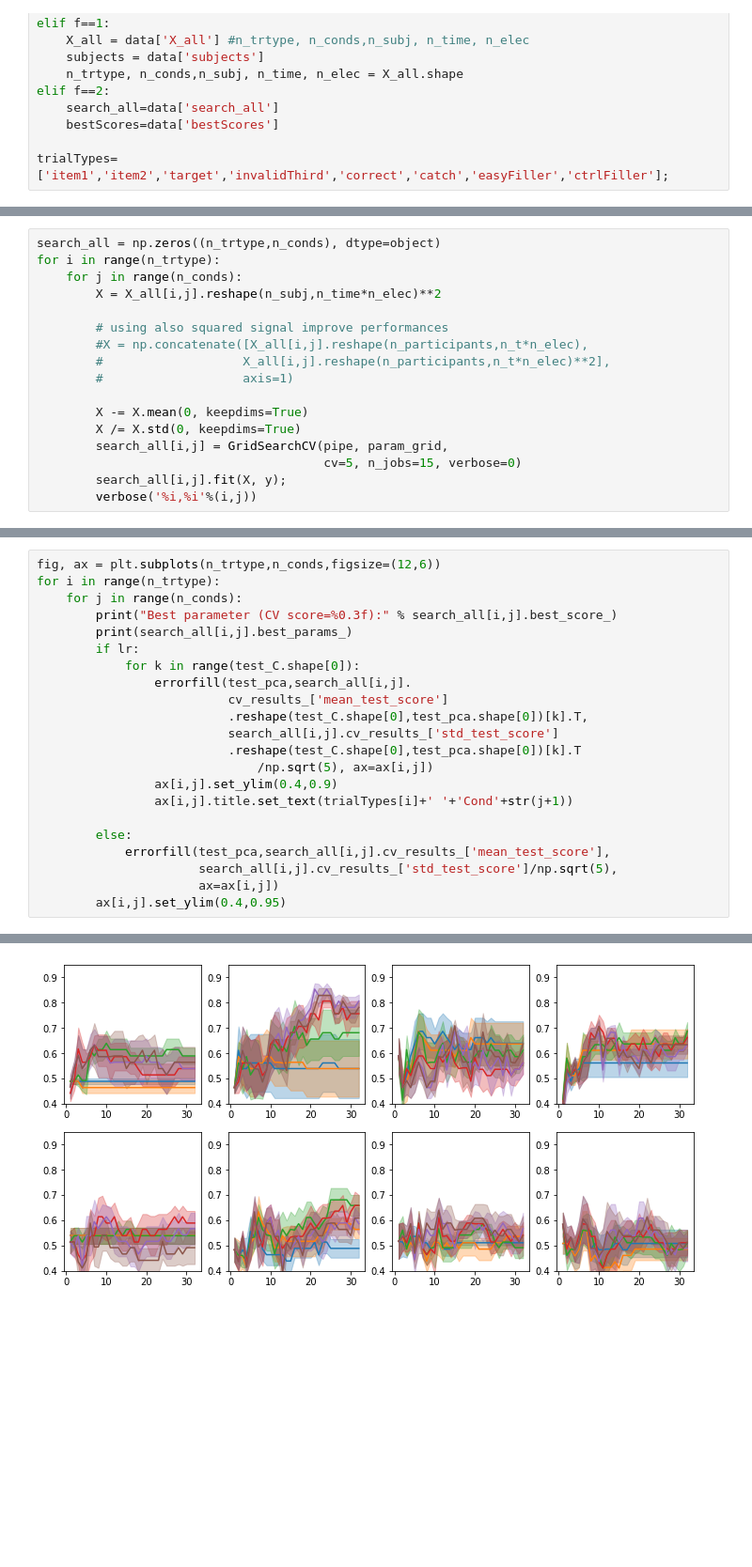
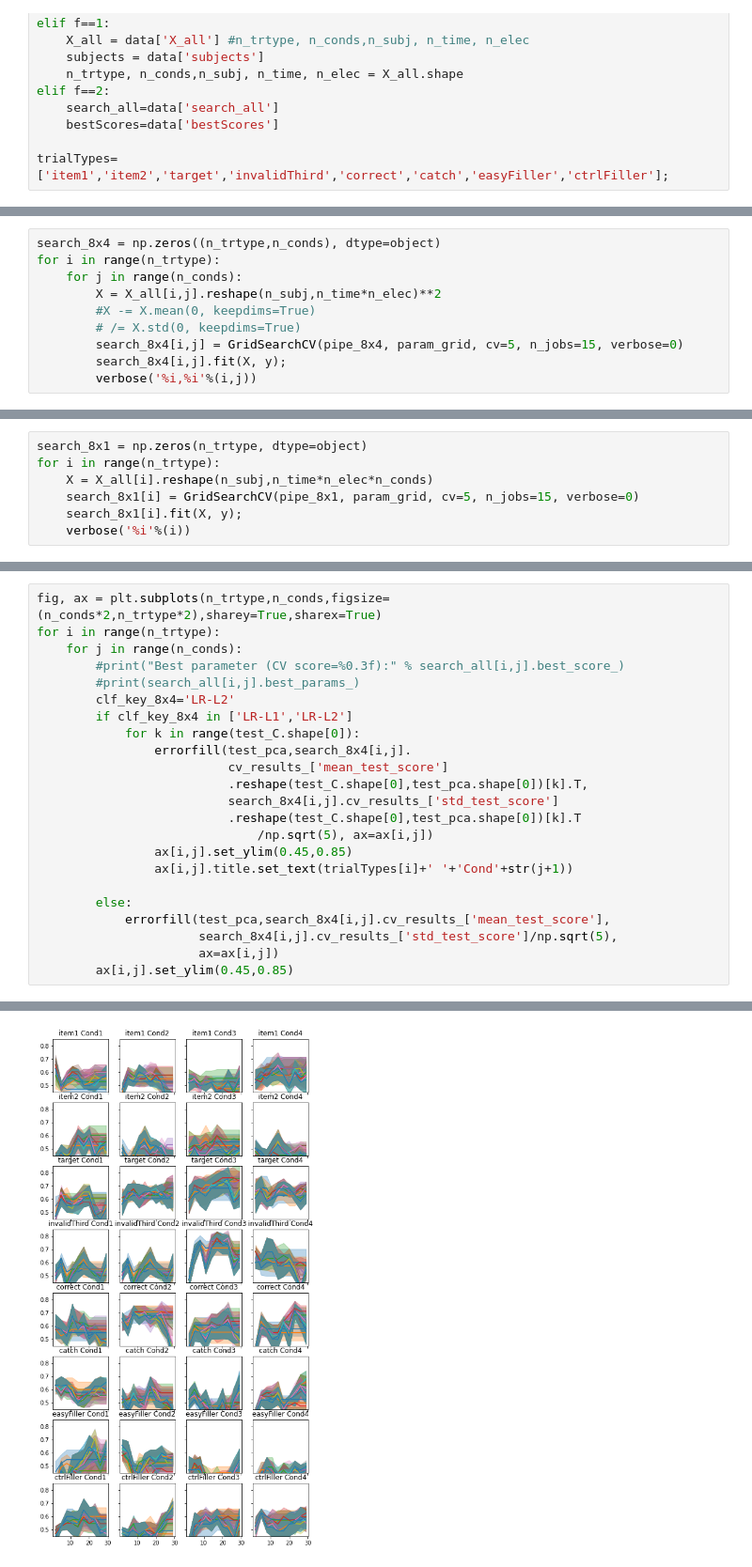
Before and after one commit to seydareisli/ML-Autism-Prediction, a Jupyter notebook: MLExamples/machine-learning.ipynb, the cells around one changed output, grey strips where cells are left out. Shown: that part at 94% size. Saved outputs shown, nothing was run; the diff lists cells and outputs as text; blank space fills up the shorter version.

```diff
--- a/MLExamples/machine-learning.ipynb
+++ b/MLExamples/machine-learning.ipynb
@@ -120,18 +113,11 @@ pipe = Pipeline(steps=[('pca', pca), ('clf', clf)])
 # %%
-search_all = np.zeros((n_trtype,n_conds), dtype=object)
+search_8x4 = np.zeros((n_trtype,n_conds), dtype=object)
 for i in range(n_trtype):
     for j in range(n_conds):
         X = X_all[i,j].reshape(n_subj,n_time*n_elec)**2
-
-        # using also squared signal improve performances
-        #X = np.concatenate([X_all[i,j].reshape(n_participants,n_t*n_elec),
-        #                   X_all[i,j].reshape(n_participants,n_t*n_elec)**2],
-        #                   axis=1)
-
-        X -= X.mean(0, keepdims=True)
-        X /= X.std(0, keepdims=True)
-        search_all[i,j] = GridSearchCV(pipe, param_grid,
-                                       cv=5, n_jobs=15, verbose=0)
-        search_all[i,j].fit(X, y);
+        #X -= X.mean(0, keepdims=True)
+        # /= X.std(0, keepdims=True)
+        search_8x4[i,j] = GridSearchCV(pipe_8x4, param_grid, cv=5, n_jobs=15, verbose=0)
+        search_8x4[i,j].fit(X, y);
         verbose('%i,%i'%(i,j))
 # %% [output]
@@ -138,0 +125,7 @@ for i in range(n_trtype):
+# %%
+search_8x1 = np.zeros(n_trtype, dtype=object)
+for i in range(n_trtype):
+    X = X_all[i].reshape(n_subj,n_time*n_elec*n_conds)
+    search_8x1[i] = GridSearchCV(pipe_8x1, param_grid, cv=5, n_jobs=15, verbose=0)
+    search_8x1[i].fit(X, y);
+    verbose('%i'%(i))
@@ -139,23 +134,24 @@ for i in range(n_trtype):
 # %%
-fig, ax = plt.subplots(n_trtype,n_conds,figsize=(12,6))
+fig, ax = plt.subplots(n_trtype,n_conds,figsize=(n_conds*2,n_trtype*2),sharey=True,sharex=True)
 for i in range(n_trtype):
     for j in range(n_conds):
-        print("Best parameter (CV score=%0.3f):" % search_all[i,j].best_score_)
-        print(search_all[i,j].best_params_)
-        if lr:
+        #print("Best parameter (CV score=%0.3f):" % search_all[i,j].best_score_)
+        #print(search_all[i,j].best_params_)
+        clf_key_8x4='LR-L2'
+        if clf_key_8x4 in ['LR-L1','LR-L2']
             for k in range(test_C.shape[0]):
-                errorfill(test_pca,search_all[i,j].
+                errorfill(test_pca,search_8x4[i,j].
                           cv_results_['mean_test_score']
                           .reshape(test_C.shape[0],test_pca.shape[0])[k].T,
-                          search_all[i,j].cv_results_['std_test_score']
+                          search_8x4[i,j].cv_results_['std_test_score']
                           .reshape(test_C.shape[0],test_pca.shape[0])[k].T
                               /np.sqrt(5), ax=ax[i,j])
-                ax[i,j].set_ylim(0.4,0.9)
+                ax[i,j].set_ylim(0.45,0.85)
                 ax[i,j].title.set_text(trialTypes[i]+' '+'Cond'+str(j+1))
 
         else:
-            errorfill(test_pca,search_all[i,j].cv_results_['mean_test_score'],
-                      search_all[i,j].cv_results_['std_test_score']/np.sqrt(5),
+            errorfill(test_pca,search_8x4[i,j].cv_results_['mean_test_score'],
+                      search_8x4[i,j].cv_results_['std_test_score']/np.sqrt(5),
                       ax=ax[i,j])
-        ax[i,j].set_ylim(0.4,0.95)
+        ax[i,j].set_ylim(0.45,0.85)
 # %% [output]
@@ -178 +158 @@ Best parameter (CV score=0.614):
-[figure, old version]
+[figure, new version]
```
Also changed, not shown: parts of 22 cells of this notebook.
